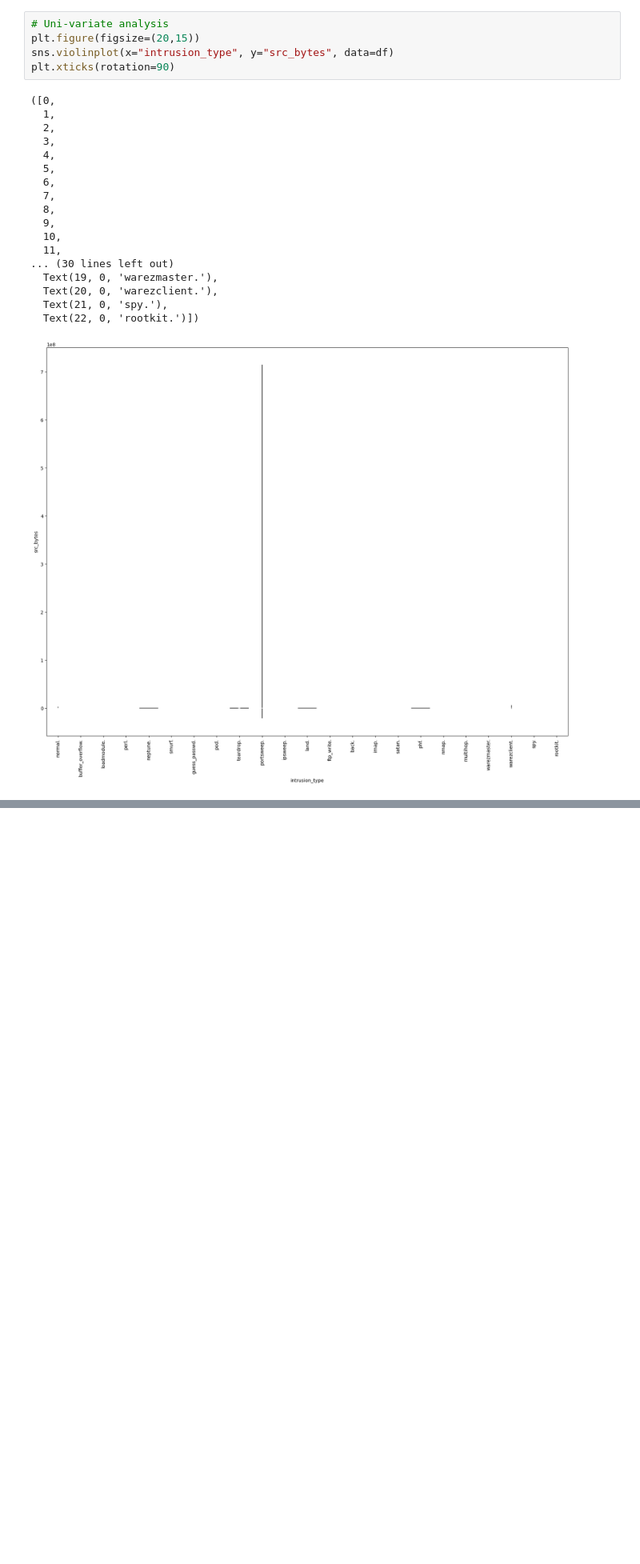
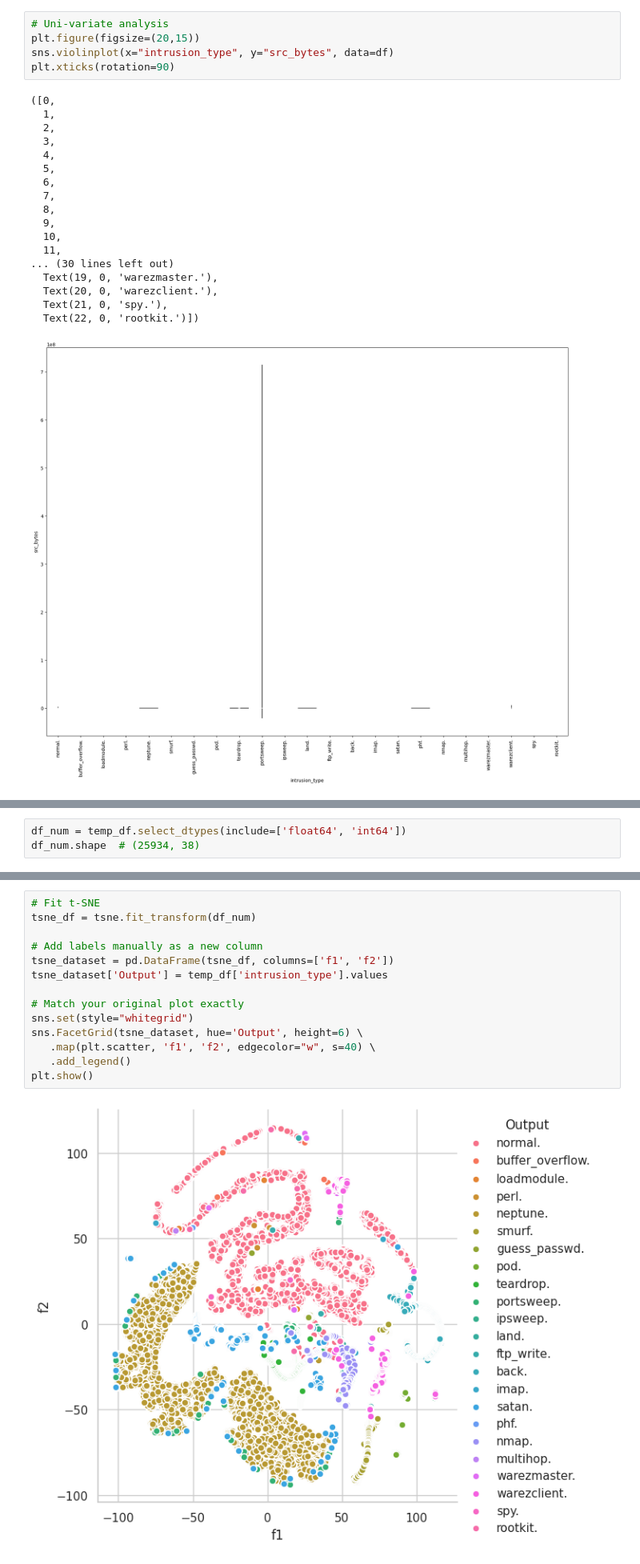
Before and after one commit to Itzswika/comparative_analysiss-, a Jupyter notebook: notebooks/kdd99.ipynb, the cells around one changed output, grey strips where cells are left out. Shown at 80% size. Drawn from its saved outputs; the diff is of its cells as text; blank space fills up the shorter version.

```diff
--- a/notebooks/kddcup.ipynb
+++ b/notebooks/kdd99.ipynb
@@ -214,3 +227,6 @@ df_num = temp_df.select_dtypes(include = ['float64', 'int64'])
 df_num.shape
 # %% [output]
 (25934, 38)
+# %%
+df_num = temp_df.select_dtypes(include=['float64', 'int64'])
+df_num.shape  # (25934, 38)
@@ -257,0 +240,16 @@ Note: you may need to restart the kernel to use updated packages.
+# %%
+# Fit t-SNE
+tsne_df = tsne.fit_transform(df_num)
+
+# Add labels manually as a new column
+tsne_dataset = pd.DataFrame(tsne_df, columns=['f1', 'f2'])
+tsne_dataset['Output'] = temp_df['intrusion_type'].values
+
+# Match your original plot exactly
+sns.set(style="whitegrid")
+sns.FacetGrid(tsne_dataset, hue='Output', height=6) \
+   .map(plt.scatter, 'f1', 'f2', edgecolor="w", s=40) \
+   .add_legend()
+plt.show()
+# %% [output]
+[figure, added]
```
Also changed, not shown: parts of 50 cells of this notebook, 1 other file.
